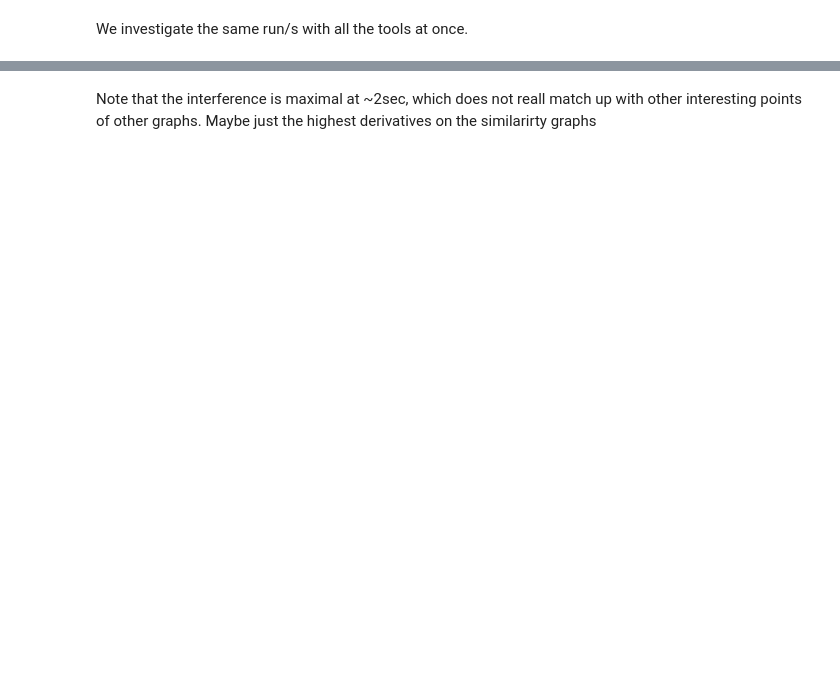
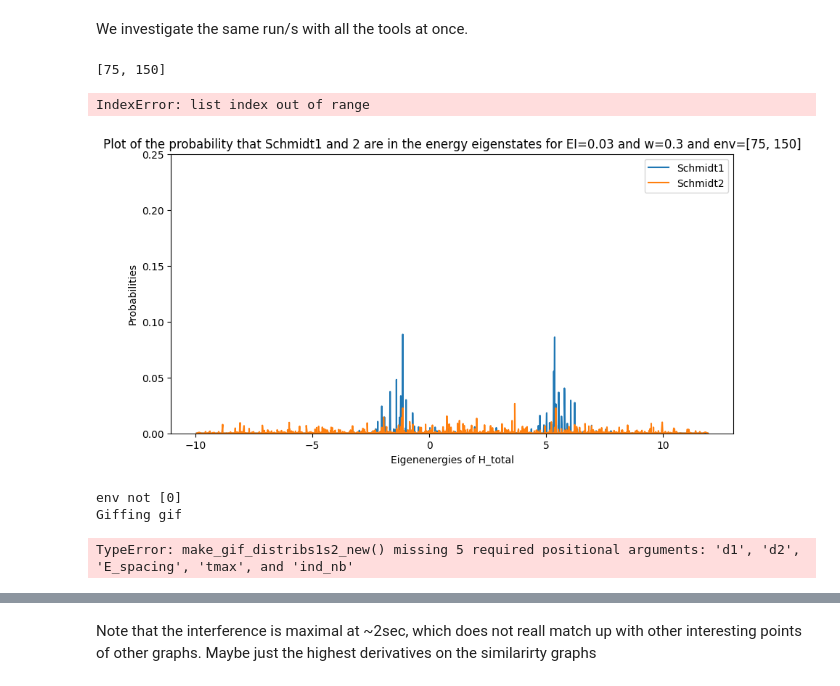
Before and after one commit to MarinAndreGirard/Quantum_Branching, a Jupyter notebook: All_at_once.ipynb, the cells around one changed output, grey strips where cells are left out. Saved outputs shown, nothing was run; the diff lists cells and outputs as text; code cells hidden in the pictures; blank space fills up the shorter version.

```diff
--- a/All_at_once.ipynb
+++ b/All_at_once.ipynb
@@ -113,3 +90,17 @@ def all_at_once(d1=10,d2=200,E_spacing=1.0,Int_strength=0.03,tmax=10,ind_nb=100,
     metric_similarity_btw_s1_s2_plot(s1_list,s2_list,tlist)
 
     time_cos_similarity_plot(result,tlist)
+# %%
+result, tlist, H_q, H_system_2, H_system_1_ext, H_system_2_ext, H_interaction, H_total, ket_0, ket_1, initial_state_system_2 = generate_result_envi_superpo(10,200,0.3, 1.0, 0.03, 5, 20,0,[75,150])
+eigenenergies_total, eigenstates_total = H_total.eigenstates()
+make_gif_distribs1s2_new(0.03,0.3,result,eigenstates_total,eigenenergies_total,[75,150])
+# %% [output]
+[75, 150]
+IndexError: list index out of range
+[figure, added]
+# %%
+all_at_once(10,200,1.0,0.03,10,100,0.3,[75,150])
+# %% [output]
+env not [0]
+Giffing gif
+TypeError: make_gif_distribs1s2_new() missing 5 required positional arguments: 'd1', 'd2', 'E_spacing', 'tmax', and 'ind_nb'
```
Also changed, not shown: parts of 5 cells of this notebook, 15 other files.
